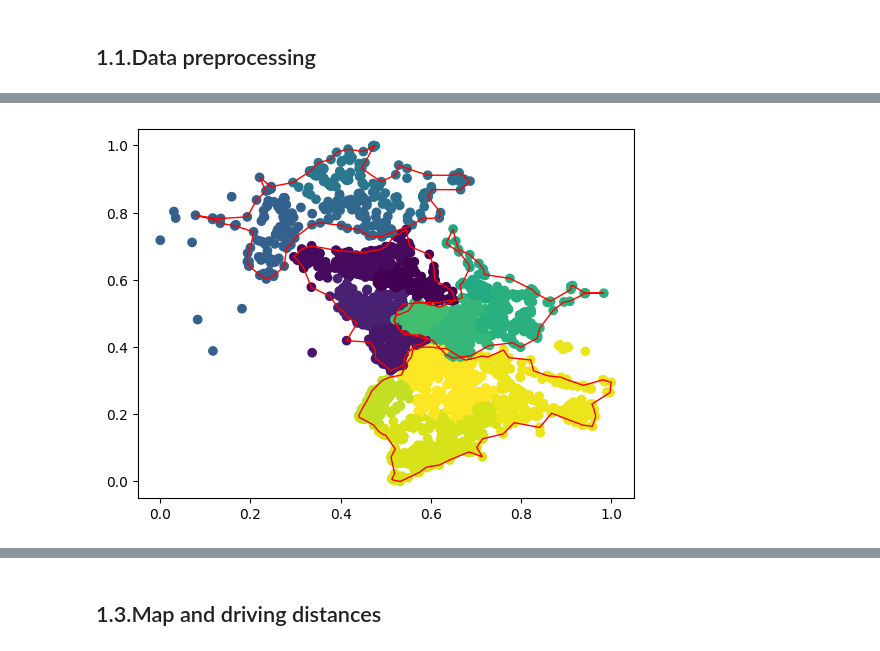
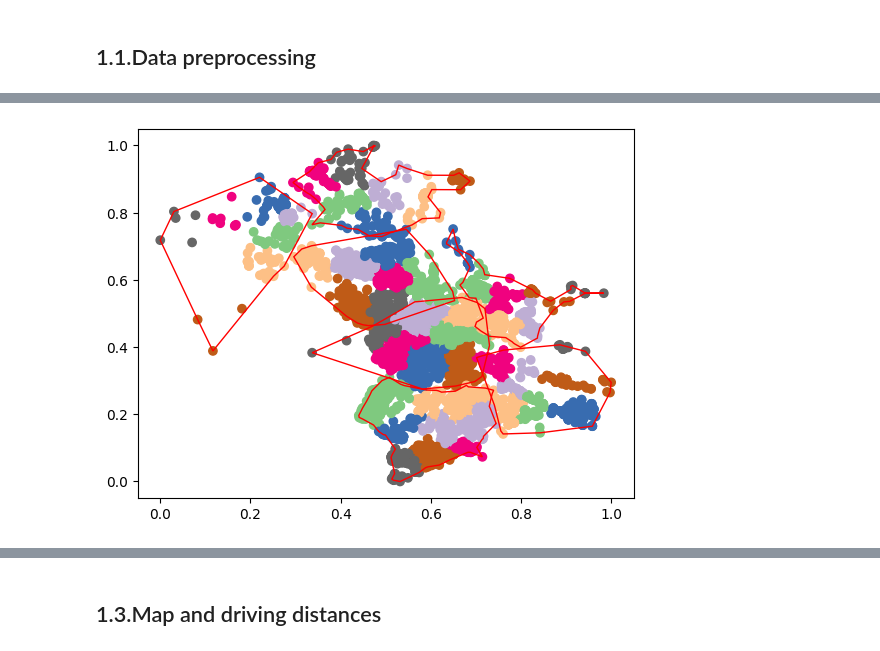
Before and after one commit to pasqal-io/Pasqal_Hackathon_Feb25_Team_03, a Jupyter notebook: get_bus_stops.ipynb, the cells around one changed output, grey strips where cells are left out. Cells and saved outputs as stored; diff of their text form; code cells hidden in the pictures.

```diff
--- a/get_bus_stops.ipynb
+++ b/get_bus_stops.ipynb
@@ -227,26 +227,27 @@ labels [  1.   2.   3.   4.  11.  12.  13.  14.  21.  22.  23.  24.  31.  32.
 # %%
 # fancy scatter
 fig, ax = plt.subplots()
-n_clusters = 4
-
 x = X[:, 0]
 y = X[:, 1]
 z = top_down[:,1]
-plt.scatter(X[:,0], X[:,1], c=top_down[:,1])
+plt.scatter(X[:,0], X[:,1], c=top_down[:,1]%10, cmap='Accent')
+alpha_list = np.ones(n_clusters)
+alpha_list[2:]*= 30
+alpha_list[5:] = 1
 for i in range(1,n_clusters+1):
     cluster = X[top_down[:,0] == i]
-    alpha = 30
+    alpha = alpha_list[i-1]
     hull = alphashape.alphashape(cluster, alpha)
     if type(hull)== shapely.geometry.multipolygon.MultiPolygon:
         areas = [ geom.area for geom in hull.geoms]
         # Select the component with larger area
         big = np.argmax(areas)
         hull_pts = hull.geoms[big].exterior.coords.xy
     else:
         hull_pts = hull.exterior.coords.xy
     poly_patch = Polygon(np.array(hull_pts).T, facecolor='none', edgecolor='red')
     ax.add_patch(poly_patch)
 
 plt.show()
 # %% [output]
-[figure, old version]
+[figure, new version]
```
Also changed, not shown: parts of 16 cells of this notebook.
